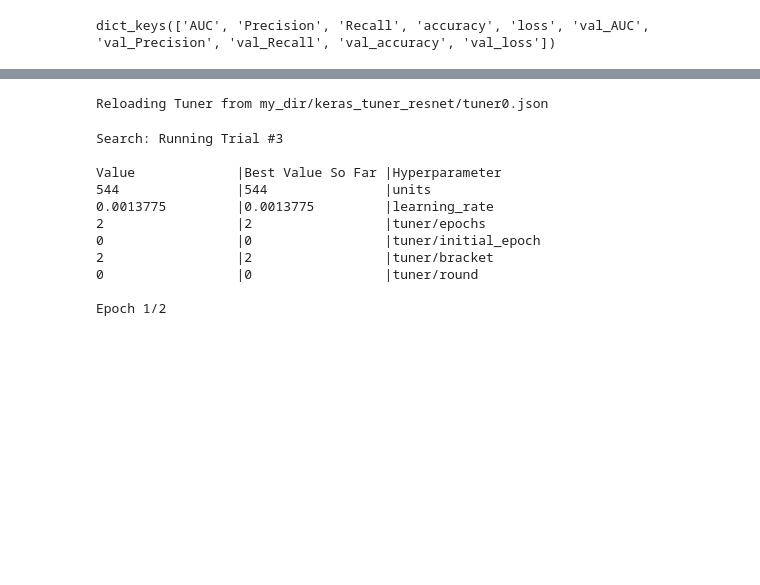
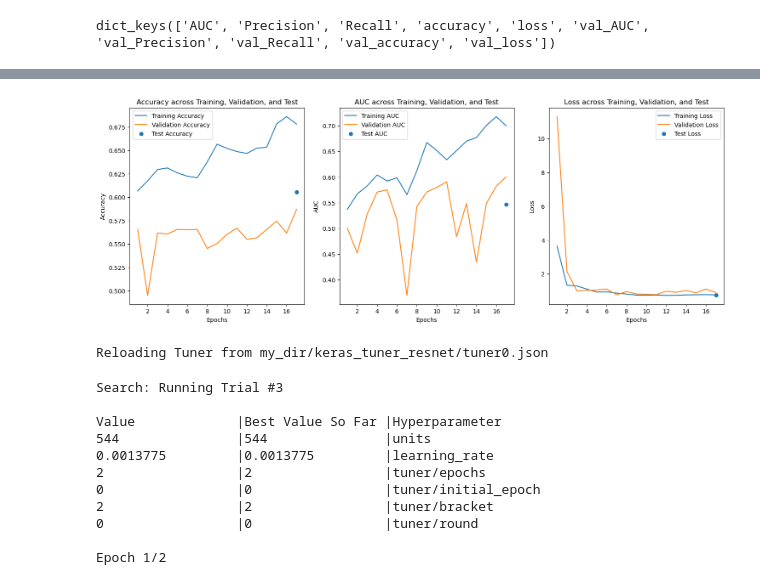
Before and after one commit to arjunkmoorthy1/24Spr_AMoorthy_healthai, a Jupyter notebook: code/deep_learning_model/base_sequential.ipynb, the cells around one changed output, grey strips where cells are left out. Drawn from its saved outputs; the diff is of its cells as text; code cells hidden in the pictures; blank space fills up the shorter version.

```diff
--- a/code/deep_learning_model/base_sequential.ipynb
+++ b/code/deep_learning_model/base_sequential.ipynb
@@ -186,7 +206,7 @@ from tensorflow.keras.regularizers import l2
 # Autoencoding
 
 
-def build_model(input_shape, l2_reg_rate=0.01):
+def build_model(input_shape, l2_reg_rate=0.003):
     model = Sequential([
         # First conv layer
         Conv2D(32, (3, 3), activation='relu', input_shape=input_shape, padding='same',
@@ -218,7 +238,7 @@ def build_model(input_shape, l2_reg_rate=0.01):
         Flatten(),
         Dense(64, activation='relu', kernel_regularizer=l2(l2_reg_rate)),
         Dense(32, activation='relu', kernel_regularizer=l2(l2_reg_rate)),
-        Dropout(0.2),
+        Dropout(0.25),
         Dense(1, activation='sigmoid', kernel_regularizer=l2(l2_reg_rate))  # Output layer for binary classification
     ])
 
@@ -265,7 +285,7 @@ early_stopping = EarlyStopping(monitor='val_loss', patience=10, restore_best_wei
 history = model.fit(
     train_dataset,
     validation_data=val_dataset,
-    epochs=50,  # Number of epochs
+    epochs=60,  # Number of epochs
     callbacks=[early_stopping],  # Add callbacks
     verbose=1  # Show training log
 )
@@ -340,3 +340,52 @@ plt.show()
+# %%
+# Extract training and validation metrics across all epochs
+epochs = range(1, len(history.history['accuracy']) + 1)  # epoch count
+train_acc = history.history['accuracy']
+val_acc = history.history['val_accuracy']
+train_loss = history.history['loss']
+val_loss = history.history['val_loss']
+train_auc = history.history['AUC']
+val_auc = history.history['val_AUC']
+# %%
+import matplotlib.pyplot as plt
+
+# Create a figure for plotting
+plt.figure(figsize=(18, 6))
+
+# Plot Accuracy
+plt.subplot(1, 3, 1)
+plt.plot(epochs, train_acc, label='Training Accuracy')
+plt.plot(epochs, val_acc, label='Validation Accuracy')
+plt.scatter(len(train_acc), test_accuracy, label='Test Accuracy')  # Test as point
+plt.title('Accuracy across Training, Validation, and Test')
+plt.xlabel('Epochs')
+plt.ylabel('Accuracy')
+plt.legend()
+
+# Plot AUC
+plt.subplot(1, 3, 2)
+plt.plot(epochs, train_auc, label='Training AUC')
+plt.plot(epochs, val_auc, label='Validation AUC')
+plt.scatter(len(train_auc), test_auc, label='Test AUC')  # Test as point
+plt.title('AUC across Training, Validation, and Test')
+plt.xlabel('Epochs')
+plt.ylabel('AUC')
+plt.legend()
+
+# Plot Loss
+plt.subplot(1, 3, 3)
+plt.plot(epochs, train_loss, label='Training Loss')
+plt.plot(epochs, val_loss, label='Validation Loss')
+plt.scatter(len(train_loss), test_loss, label='Test Loss')  # Test as point
+plt.title('Loss across Training, Validation, and Test')
+plt.xlabel('Epochs')
+plt.ylabel('Loss')
+plt.legend()
+
+# Show the plot
+plt.show()
+# %% [output]
+[figure, added]
 # %%
 from keras_tuner.tuners import Hyperband
 
```
Also changed, not shown: parts of 7 cells of this notebook, 7 other files.
